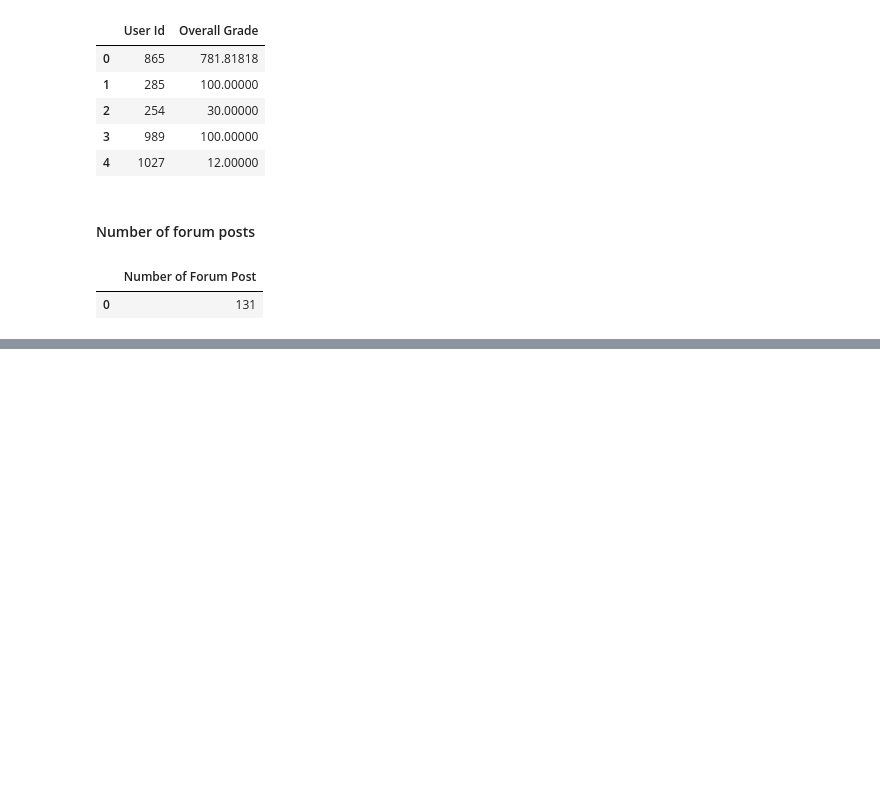
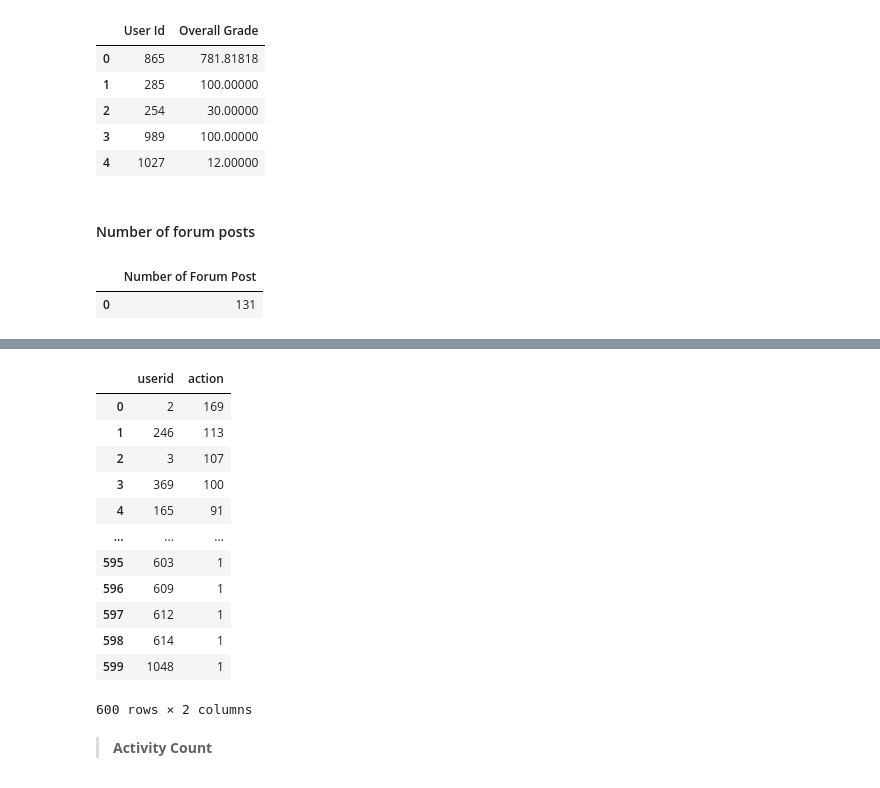
Before and after one commit to dmarinere/Moodle_-Education_data_Analysis, a Jupyter notebook: Moodle_DataBase.ipynb, the cells around one changed output, grey strips where cells are left out. Saved outputs shown, nothing was run; the diff lists cells and outputs as text; code cells hidden in the pictures; blank space fills up the shorter version.

```diff
--- a/Moodle_DataBase.ipynb
+++ b/Moodle_DataBase.ipynb
@@ -8,2 +8,4 @@ from sqlalchemy import create_engine
+# %%
+pd.set_option('display.max_rows', 10)
 # %%
 %load_ext sql
@@ -348,0 +418,22 @@ df.head()
+# %%
+user_login = mdl_logstore[mdl_logstore.action == 'loggedin'][['userid', 'action']]
+
+user_login_count= user_login.groupby('userid').count().sort_values('action', ascending=False).reset_index()
+# %%
+user_login_count
+# %% [output]
+|  | userid | action |
+| 0 | 2 | 169 |
+| 1 | 246 | 113 |
+| 2 | 3 | 107 |
+| 3 | 369 | 100 |
+| 4 | 165 | 91 |
+| ... | ... | ... |
+| 595 | 603 | 1 |
+| 596 | 609 | 1 |
+| 597 | 612 | 1 |
+| 598 | 614 | 1 |
+| 599 | 1048 | 1 |
+600 rows × 2 columns
+# %% [markdown]
+> **Activity Count**
```
Also changed, not shown: parts of 47 cells of this notebook.
